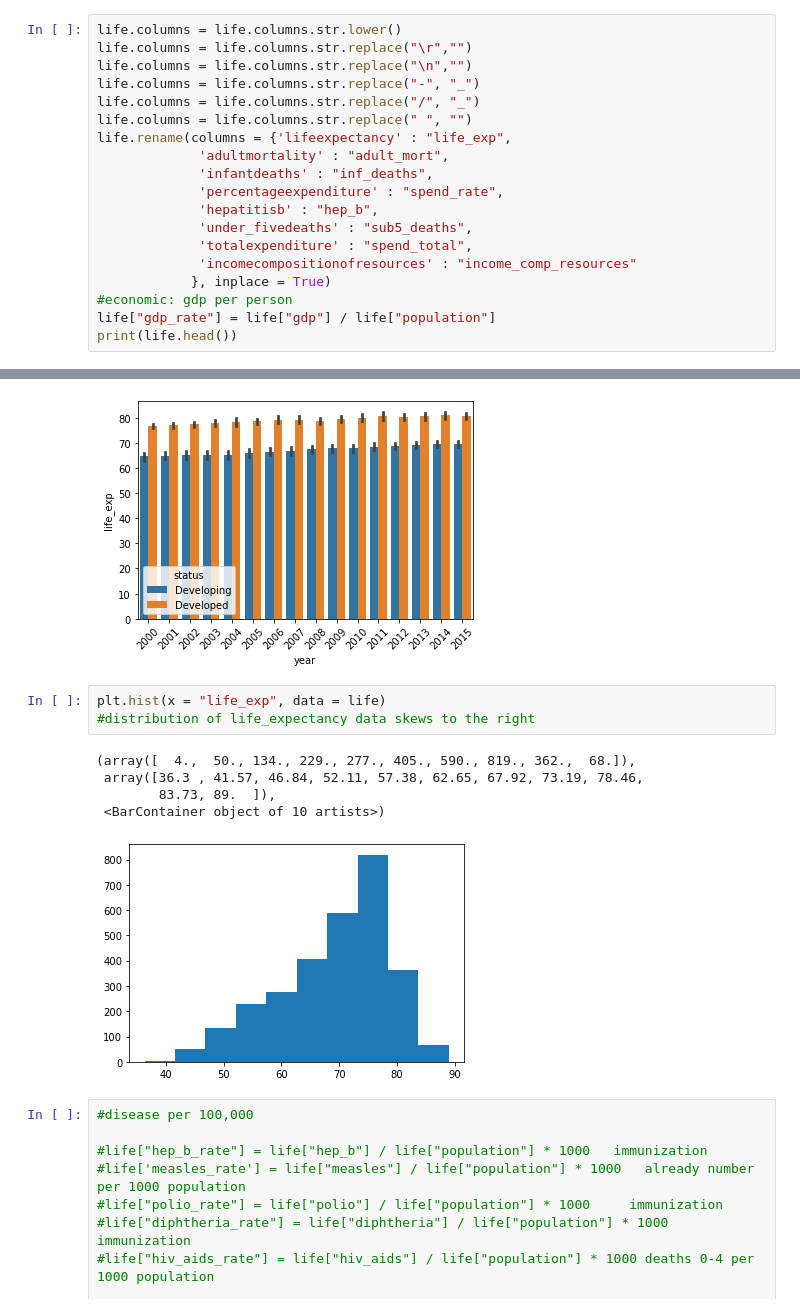
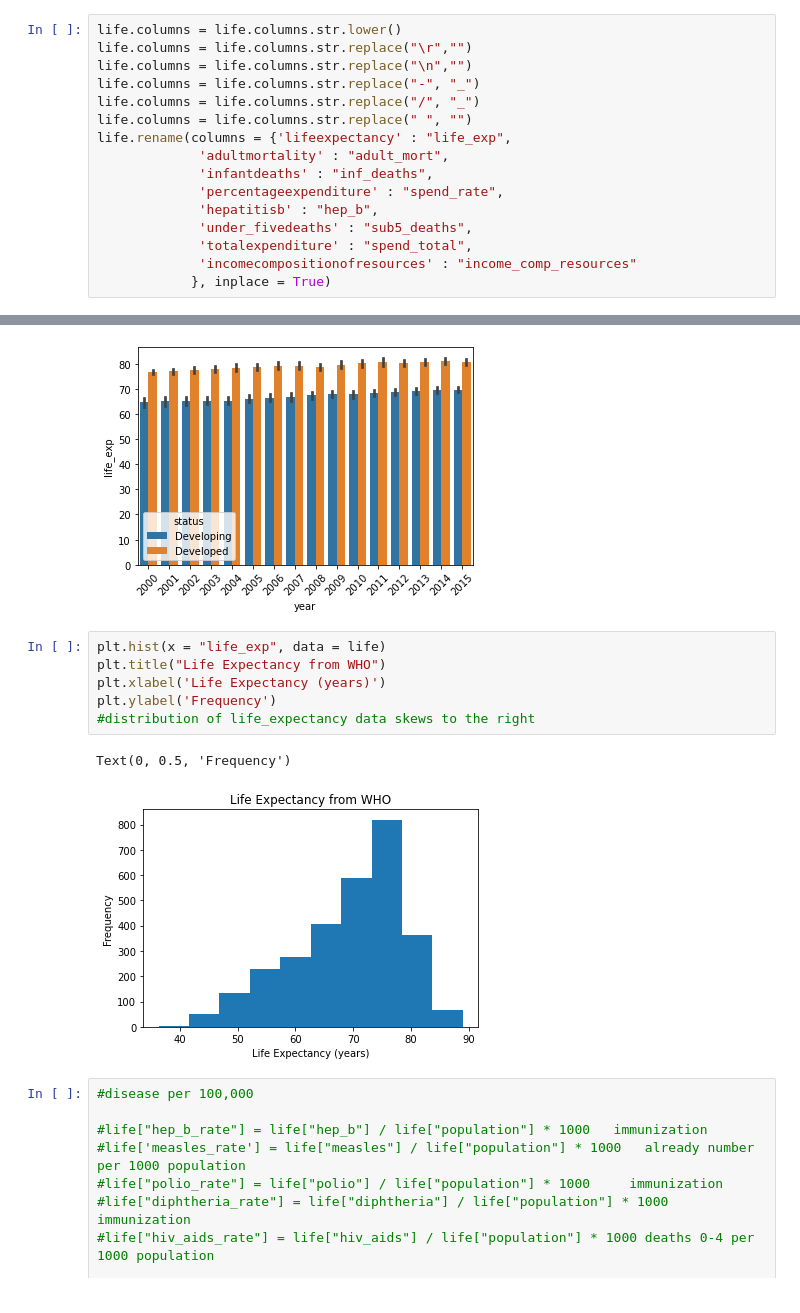
Before and after one commit to libclick/DATA201, a Jupyter notebook: LifeExpectancy.ipynb, the cells around one changed output, grey strips where cells are left out. Saved outputs shown, nothing was run; the diff lists cells and outputs as text.

```diff
--- a/LifeExpectancy.ipynb
+++ b/LifeExpectancy.ipynb
@@ -51,6 +51,3 @@ life.rename(columns = {'lifeexpectancy' : "life_exp",
              'totalexpenditure' : "spend_total",
              'incomecompositionofresources' : "income_comp_resources"
             }, inplace = True)
-#economic: gdp per person
-life["gdp_rate"] = life["gdp"] / life["population"]
-print(life.head())
@@ -154,13 +136,13 @@ plt.xticks(rotation = 45)
 [figure]
 # %%
 plt.hist(x = "life_exp", data = life)
+plt.title("Life Expectancy from WHO")
+plt.xlabel('Life Expectancy (years)')
+plt.ylabel('Frequency')
 #distribution of life_expectancy data skews to the right
 # %% [output]
-(array([  4.,  50., 134., 229., 277., 405., 590., 819., 362.,  68.]),
- array([36.3 , 41.57, 46.84, 52.11, 57.38, 62.65, 67.92, 73.19, 78.46,
-        83.73, 89.  ]),
- <BarContainer object of 10 artists>)
+Text(0, 0.5, 'Frequency')
-[figure, old version]
+[figure, new version]
 # %%
 #disease per 100,000
 
```
Also changed, not shown: parts of 9 cells of this notebook.
